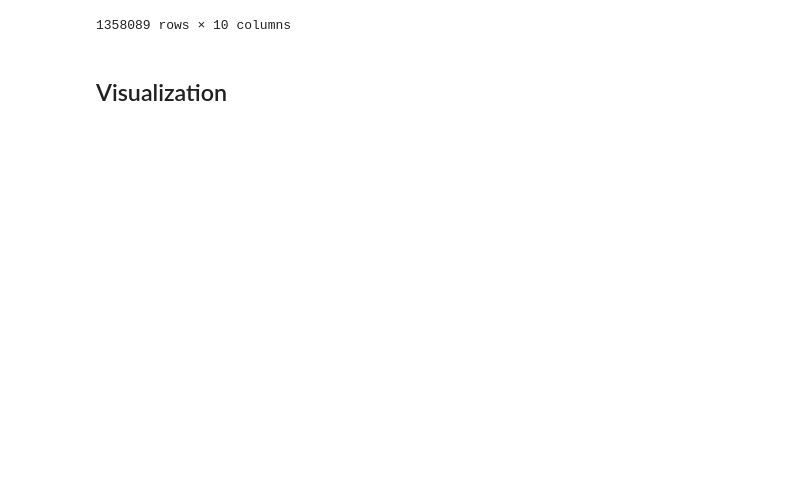
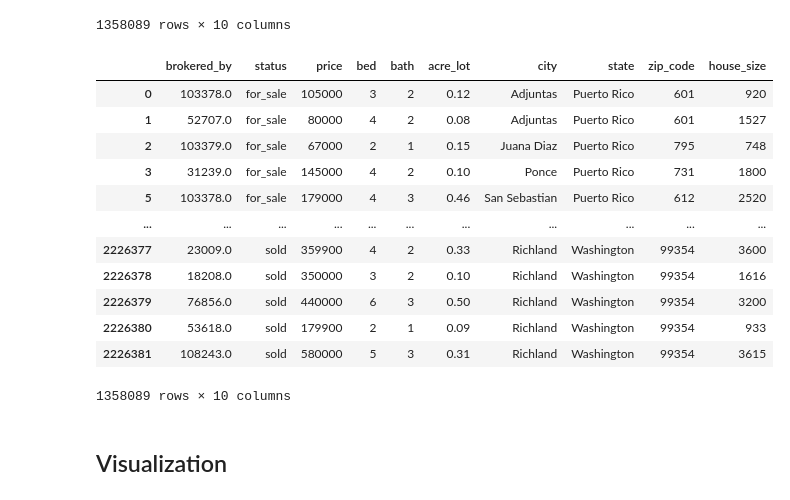
Before and after one commit to Moudrin/Python, a Jupyter notebook: Real Estate Price Prediction(USA).ipynb, the cells around one changed output. Drawn from its saved outputs; the diff is of its cells as text; code cells hidden in the pictures; blank space fills up the shorter version.

```diff
--- a/Real Estate Price Prediction(USA).ipynb
+++ b/Real Estate Price Prediction(USA).ipynb
@@ -154,3 +184,19 @@ dff
+# %%
+dff
+# %% [output]
+|  | brokered_by | status | price | bed | bath | acre_lot | city | state | zip_code | house_size |
+| 0 | 103378.0 | for_sale | 105000 | 3 | 2 | 0.12 | Adjuntas | Puerto Rico | 601 | 920 |
+| 1 | 52707.0 | for_sale | 80000 | 4 | 2 | 0.08 | Adjuntas | Puerto Rico | 601 | 1527 |
+| 2 | 103379.0 | for_sale | 67000 | 2 | 1 | 0.15 | Juana Diaz | Puerto Rico | 795 | 748 |
+| 3 | 31239.0 | for_sale | 145000 | 4 | 2 | 0.10 | Ponce | Puerto Rico | 731 | 1800 |
+| 5 | 103378.0 | for_sale | 179000 | 4 | 3 | 0.46 | San Sebastian | Puerto Rico | 612 | 2520 |
+| ... | ... | ... | ... | ... | ... | ... | ... | ... | ... | ... |
+| 2226377 | 23009.0 | sold | 359900 | 4 | 2 | 0.33 | Richland | Washington | 99354 | 3600 |
+| 2226378 | 18208.0 | sold | 350000 | 3 | 2 | 0.10 | Richland | Washington | 99354 | 1616 |
+| 2226379 | 76856.0 | sold | 440000 | 6 | 3 | 0.50 | Richland | Washington | 99354 | 3200 |
+| 2226380 | 53618.0 | sold | 179900 | 2 | 1 | 0.09 | Richland | Washington | 99354 | 933 |
+| 2226381 | 108243.0 | sold | 580000 | 5 | 3 | 0.31 | Richland | Washington | 99354 | 3615 |
+1358089 rows × 10 columns
 # %%
 # Make copies for EDA and modeling to handle encoding separately
 
```
Also changed, not shown: parts of 15 cells of this notebook.
